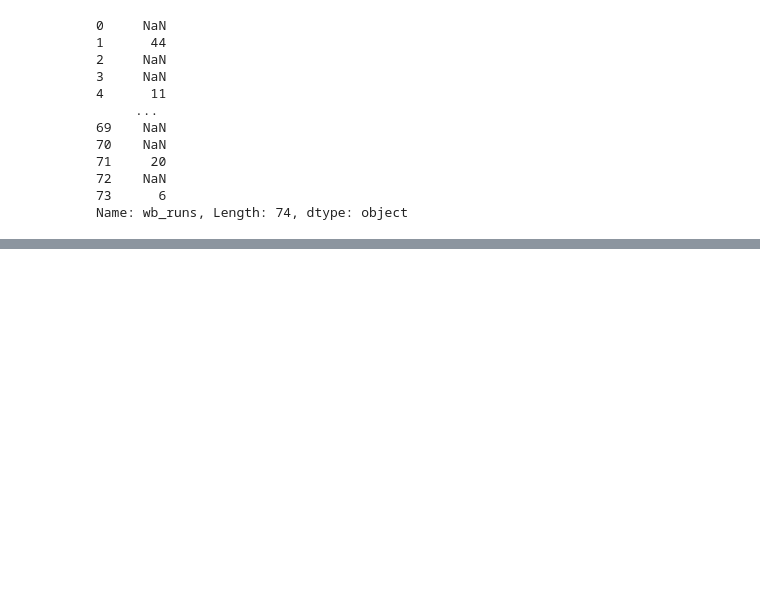
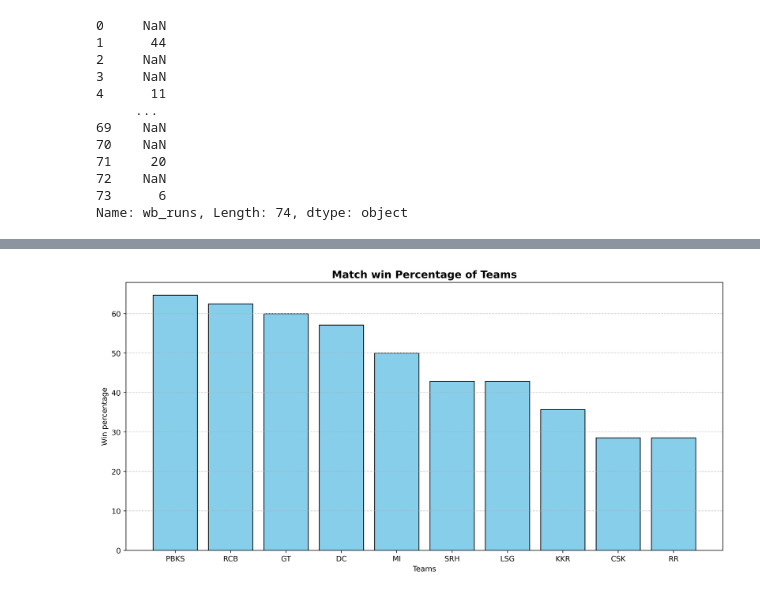
Before and after one commit to R123gh/Data-analytics-project-, a Jupyter notebook: Cricket_dataset.ipynb, the cells around one changed output, grey strips where cells are left out. Cells and saved outputs as stored; diff of their text form; code cells hidden in the pictures; blank space fills up the shorter version.

```diff
--- a/Cricket_dataset.ipynb
+++ b/Cricket_dataset.ipynb
@@ -450,0 +569,2 @@ cricket_data.rename(columns={'wb_wickets': 'wide wickets'},inplace=True)
+# %%
+total_matches_played = team_played.value_counts()
@@ -450,0 +585,2 @@ cricket_data.rename(columns={'wb_wickets': 'wide wickets'},inplace=True)
+# %%
+match_won = cricket_data['match_winner'].value_counts()
@@ -450,0 +602,8 @@ cricket_data.rename(columns={'wb_wickets': 'wide wickets'},inplace=True)
+# %%
+win_data = pd.DataFrame({
+    'Total Matches':total_matches_played,
+    'Matches Won':match_won
+})
+# %%
+win_data['Win Percentage'] = (win_data['Matches Won'] / win_data['Total Matches']) * 100
+win_data = win_data.sort_values(by='Win Percentage', ascending = False)
@@ -450,0 +624,11 @@ cricket_data.rename(columns={'wb_wickets': 'wide wickets'},inplace=True)
+# %%
+plt.figure(figsize=(12,6),dpi = 500)
+plt.bar(win_data.index , win_data['Win Percentage'],color = 'skyblue',edgecolor = 'black')
+plt.title("Match win Percentage of Teams",fontsize = 14 , fontweight = 'bold')
+plt.xlabel("Teams")
+plt.ylabel("Win percentage")
+plt.grid(axis = 'y' , linestyle = '--',alpha = 0.7)
+plt.tight_layout()
+plt.show()
+# %% [output]
+[figure, added]
```
Also changed, not shown: parts of 31 cells of this notebook.
